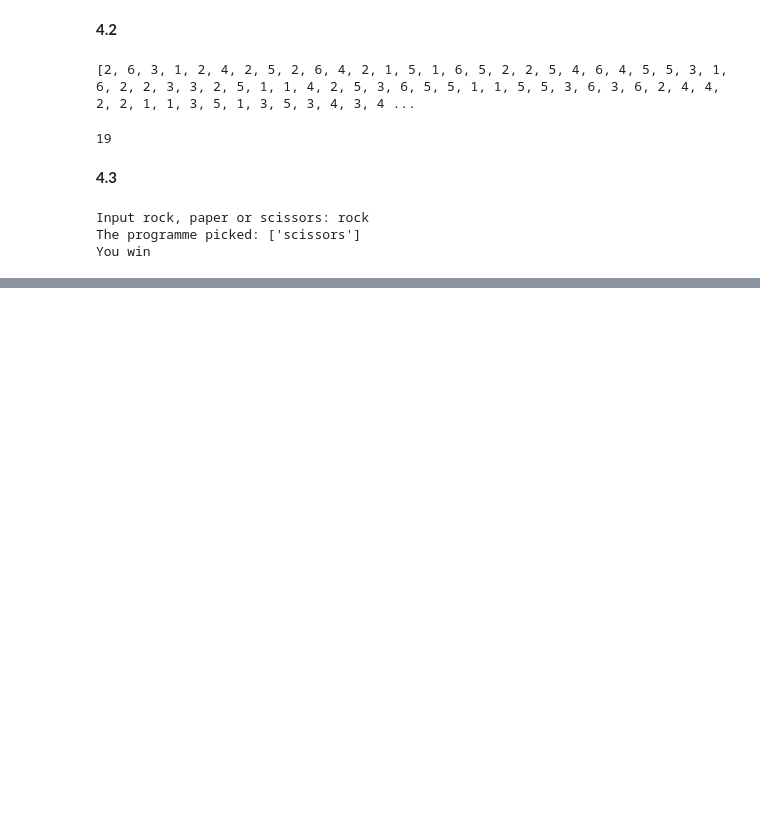
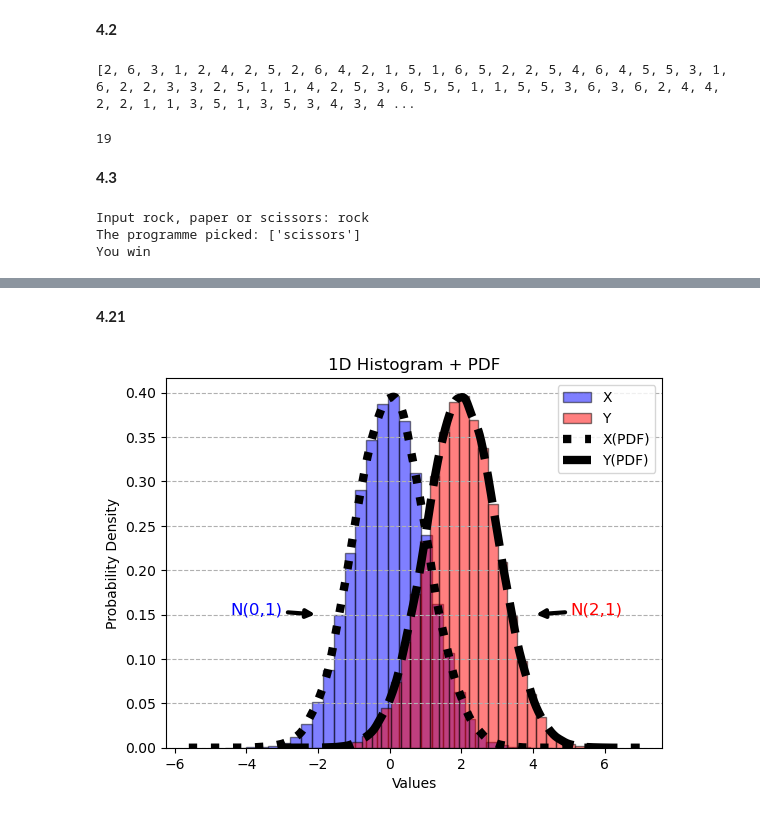
Before and after one commit to agstroeve/PROGNUM-repo, a Jupyter notebook: Task4/sq_s5995035_week4.ipynb, the cells around one changed output, grey strips where cells are left out. Saved outputs shown, nothing was run; the diff lists cells and outputs as text; code cells hidden in the pictures; blank space fills up the shorter version.

```diff
--- a/Task4/sq_s5995035_week4.ipynb
+++ b/Task4/sq_s5995035_week4.ipynb
@@ -59,0 +236,49 @@ You win
+# %% [markdown]
+**4.21**
+# %%
+import numpy as np
+import matplotlib.pyplot as plt
+from scipy.stats import gaussian_kde
+
+X = np.random.normal(0, 1, 100000)
+Y = np.random.normal(2, 1, 100000)
+
+kde_x = gaussian_kde(X)  #calculate Kernel Density Estimate of x
+kde_y = gaussian_kde(Y)
+
+x = np.linspace(min(X)-1, max(X)+1, 1000)  #create range of values where to evaluate kde
+y = np.linspace(min(Y)-1, max(Y)+1, 1000)
+pdf_x=kde_x(x)  #evaluate kde at x
+pdf_y=kde_y(y)
+
+
+fig=plt.figure()
+ax = fig.add_subplot(1,1,1)
+plt.hist(X, bins=30, alpha=0.5, color='blue', edgecolor='black', density=True, label='X')
+plt.hist(Y, bins=30, alpha=0.5, color='red', edgecolor='black', density=True, label='Y')
+plt.plot(x, pdf_x, color='black', linestyle='dotted', linewidth=6, label='X(PDF)')
+plt.plot(y, pdf_y, color='black', linestyle='dashed', linewidth=6, label='Y(PDF)')
+plt.ylabel('Probability Density')
+plt.xlabel('Values')
+plt.legend()
+plt.annotate(
+    'N(0,1)',               # text
+    xy=(-2, 0.15),           # arrow points here (x, y)
+    xytext=(-3, 0.15),       # location of the text
+    arrowprops=dict(facecolor='blue', arrowstyle='-|>', lw=3),
+    color='blue',
+    fontsize=12,
+    ha='right')
+plt.annotate(
+    'N(2,1)',
+    xy=(4, 0.15),
+    xytext=(6.5, 0.15),
+    arrowprops=dict(facecolor='blue', arrowstyle='-|>', lw=3),
+    color='red',
+    fontsize=12,
+    ha='right')
+plt.title('1D Histogram + PDF')
+plt.grid(axis='y', linestyle='--')
+plt.show()
+# %% [output]
+[figure, added]
```
Also changed, not shown: parts of 16 cells of this notebook, 33 other files.
